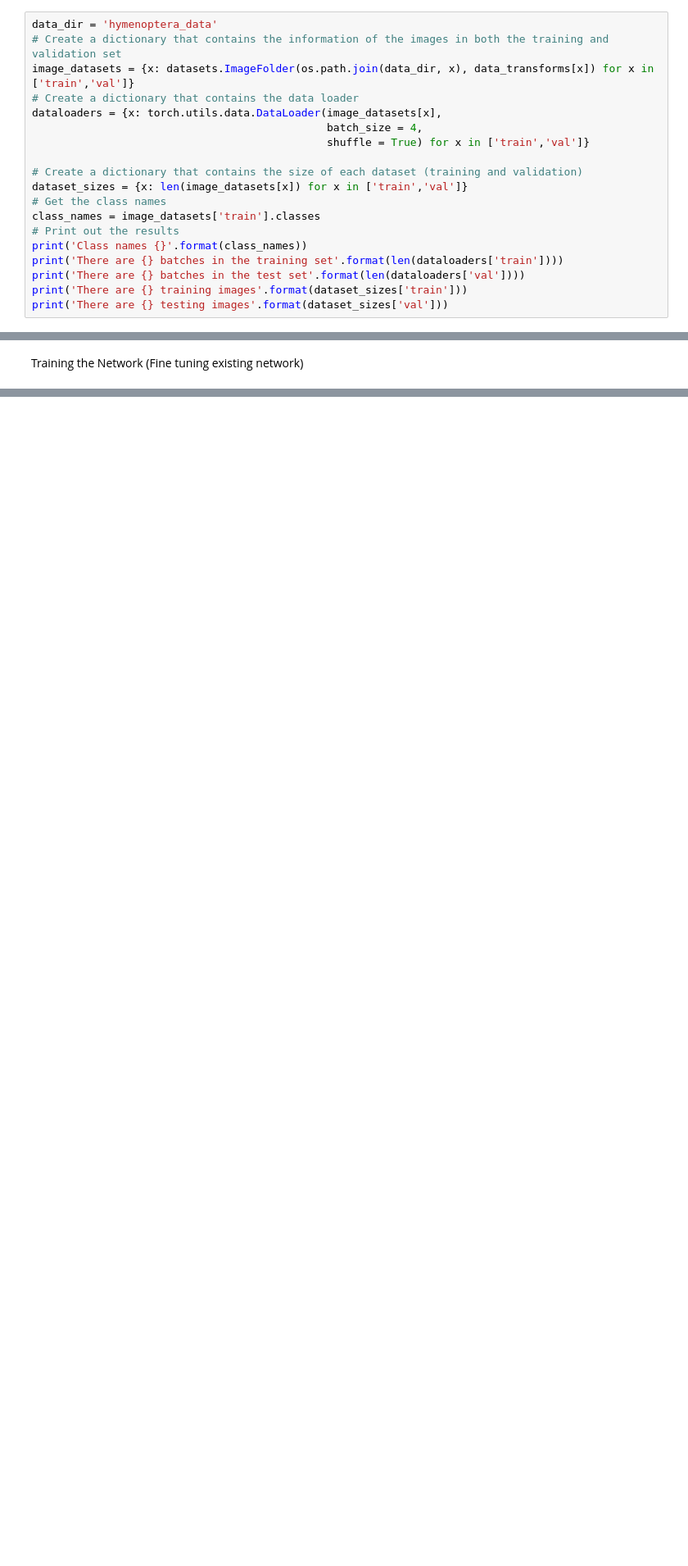
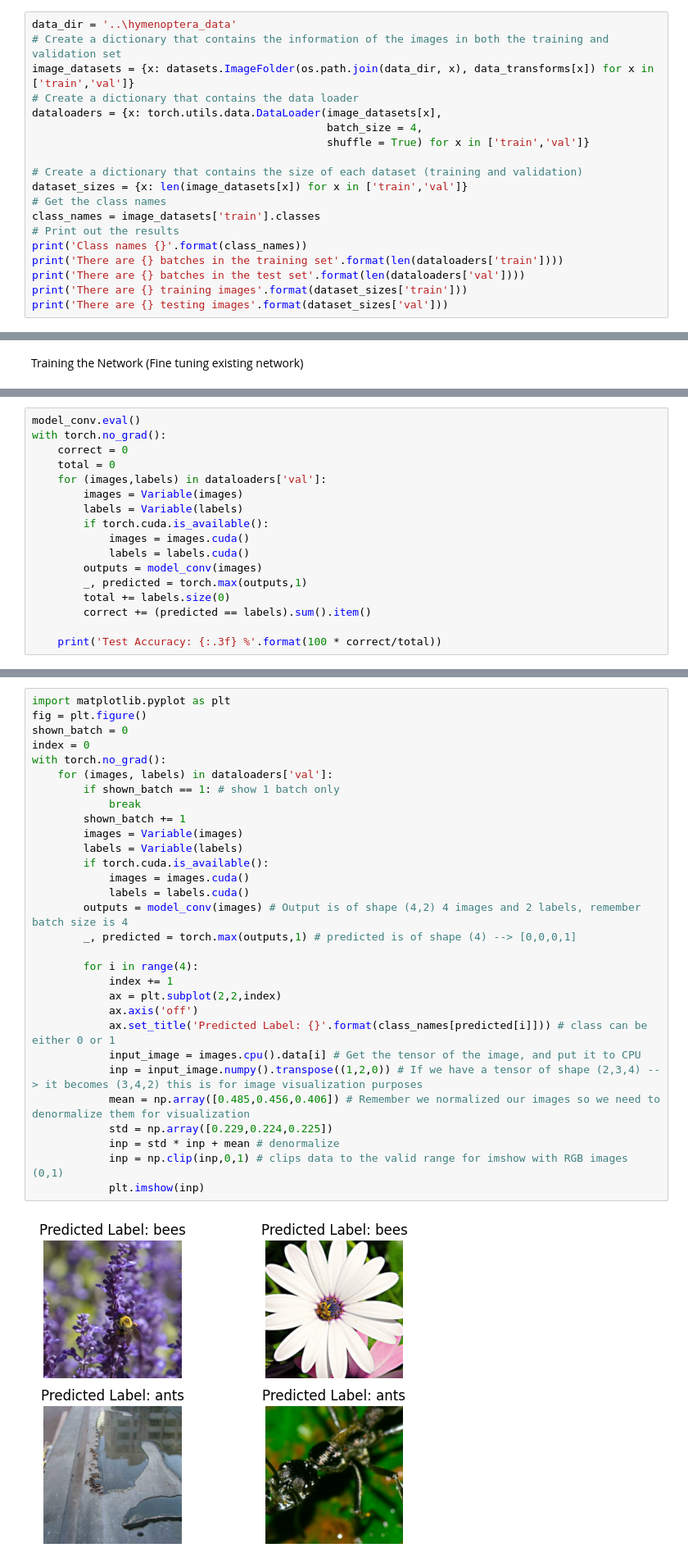
Before and after one commit to SpartanMarcelix/transfer-learning-tutorial, a Jupyter notebook: transfer_learning.ipynb, the cells around one changed output, grey strips where cells are left out. Shown: that part at 82% size. Drawn from its saved outputs; the diff is of its cells as text; blank space fills up the shorter version.

```diff
--- a/transfer_learning.ipynb
+++ b/transfer_learning.ipynb
@@ -42,7 +42,7 @@ data_transforms = {
 # %% [markdown]
 Loading the Dataset with labels based on folder names (super important) (also remember to download the dataset from udemy, lesson 150)
 # %%
-data_dir = 'hymenoptera_data'
+data_dir = '..\hymenoptera_data'
 # Create a dictionary that contains the information of the images in both the training and validation set
 image_datasets = {x: datasets.ImageFolder(os.path.join(data_dir, x), data_transforms[x]) for x in ['train','val']}
 # Create a dictionary that contains the data loader
@@ -137,0 +180,17 @@ for epoch in range(num_epochs):
+# %%
+model_conv.eval()
+with torch.no_grad():
+    correct = 0
+    total = 0
+    for (images,labels) in dataloaders['val']:
+        images = Variable(images)
+        labels = Variable(labels)
+        if torch.cuda.is_available():
+            images = images.cuda()
+            labels = labels.cuda()
+        outputs = model_conv(images)
+        _, predicted = torch.max(outputs,1)
+        total += labels.size(0)
+        correct += (predicted == labels).sum().item()
+
+    print('Test Accuracy: {:.3f} %'.format(100 * correct/total))
@@ -137,0 +201,32 @@ for epoch in range(num_epochs):
+# %%
+import matplotlib.pyplot as plt
+fig = plt.figure()
+shown_batch = 0
+index = 0
+with torch.no_grad():
+    for (images, labels) in dataloaders['val']:
+        if shown_batch == 1: # show 1 batch only
+            break
+        shown_batch += 1
+        images = Variable(images)
+        labels = Variable(labels)
+        if torch.cuda.is_available():
+            images = images.cuda()
+            labels = labels.cuda()
+        outputs = model_conv(images) # Output is of shape (4,2) 4 images and 2 labels, remember batch size is 4
+        _, predicted = torch.max(outputs,1) # predicted is of shape (4) --> [0,0,0,1]
+
+        for i in range(4):
+            index += 1
+            ax = plt.subplot(2,2,index)
+            ax.axis('off')
+            ax.set_title('Predicted Label: {}'.format(class_names[predicted[i]])) # class can be either 0 or 1
+            input_image = images.cpu().data[i] # Get the tensor of the image, and put it to CPU
+            inp = input_image.numpy().transpose((1,2,0)) # If we have a tensor of shape (2,3,4) --> it becomes (3,4,2) this is for image visualization purposes
+            mean = np.array([0.485,0.456,0.406]) # Remember we normalized our images so we need to denormalize them for visualization
+            std = np.array([0.229,0.224,0.225])
+            inp = std * inp + mean # denormalize
+            inp = np.clip(inp,0,1) # clips data to the valid range for imshow with RGB images (0,1)
+            plt.imshow(inp)
+# %% [output]
+[figure, added]
```
Also changed, not shown: parts of 7 cells of this notebook, 1 other file.
